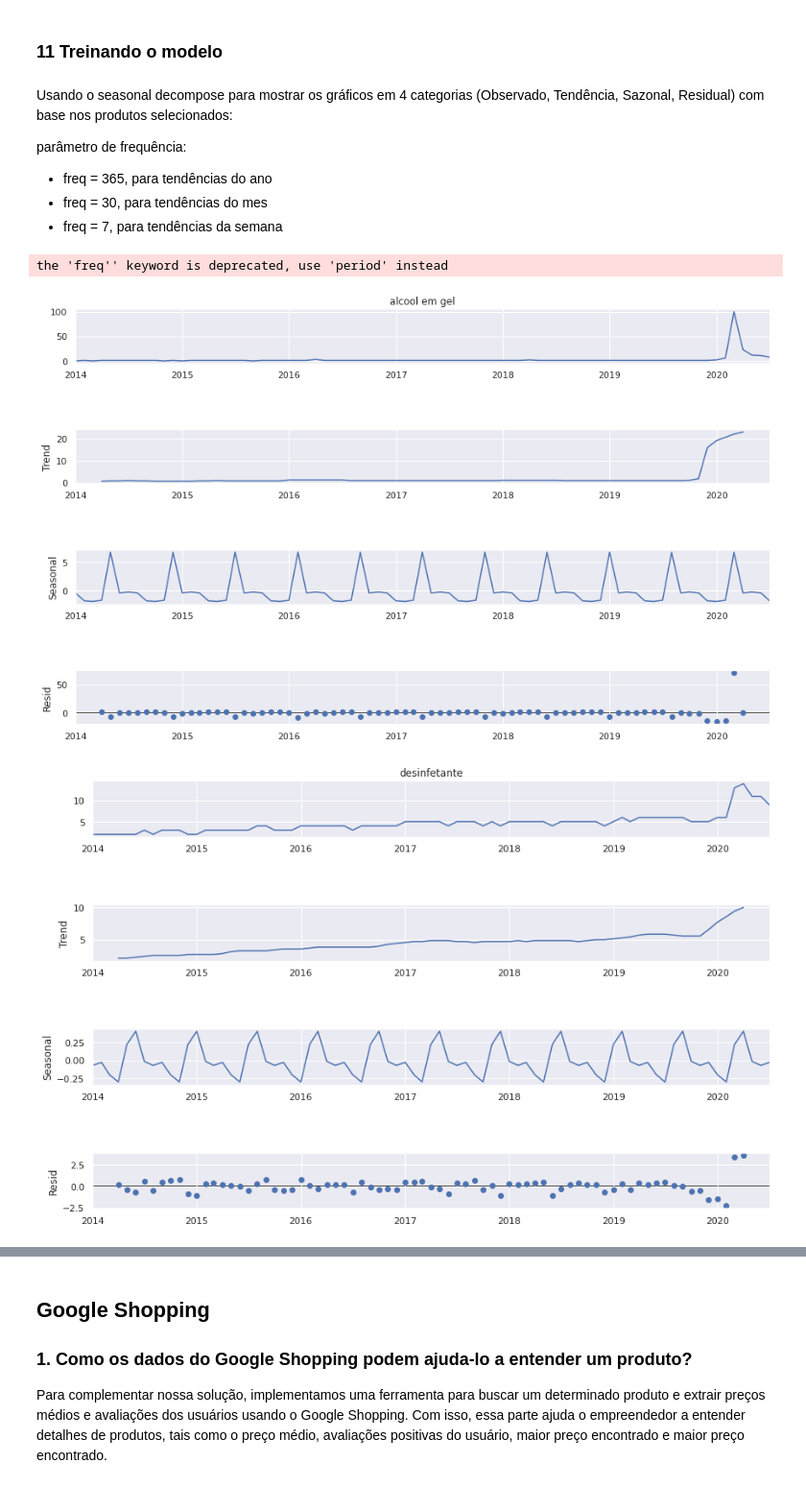
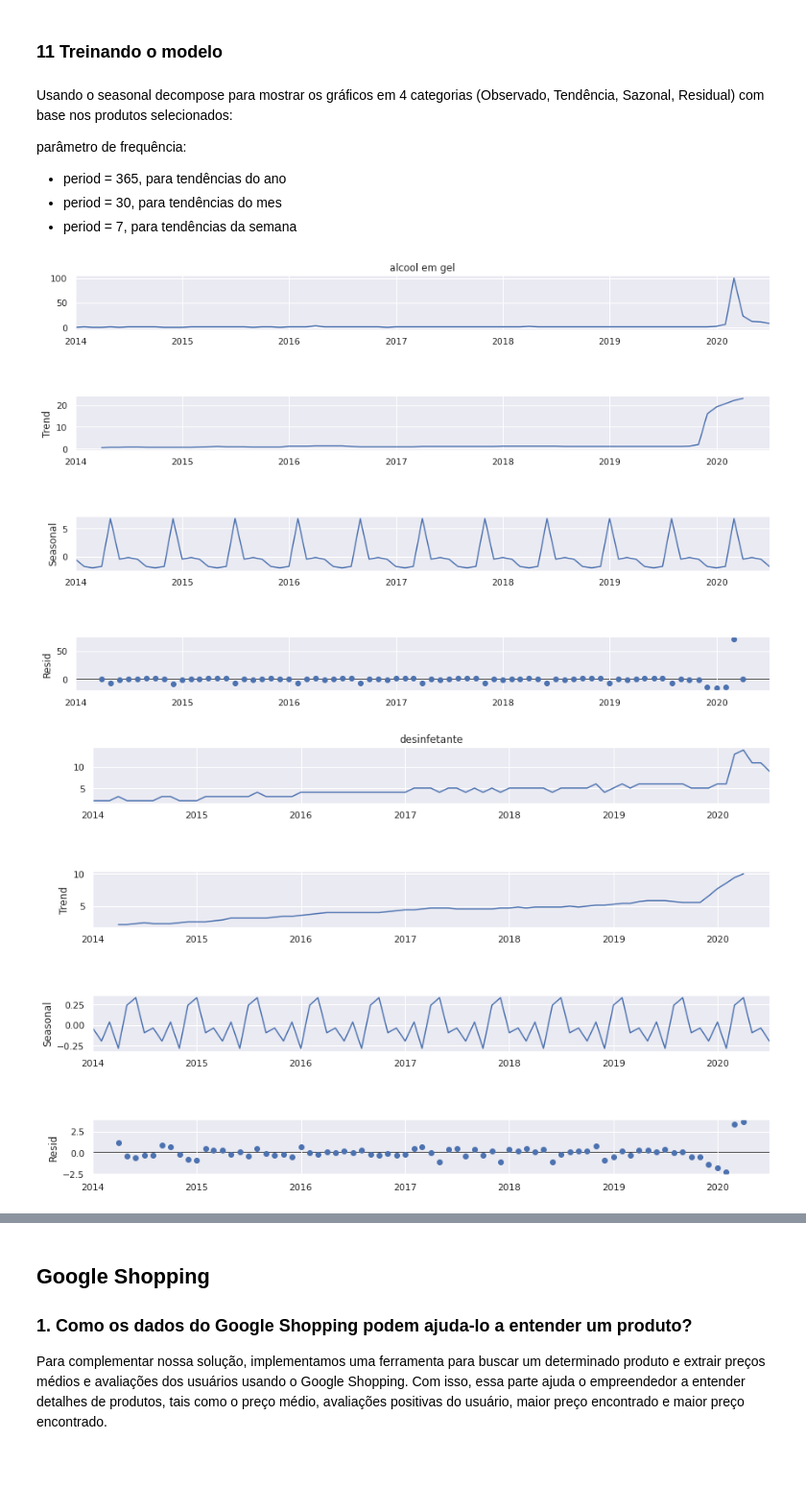
Before and after one commit to vitorglemos/santander-data-challenger, a Jupyter notebook: Data_Challenge_2020.ipynb, the cells around one changed output, grey strips where cells are left out. Shown at 96% size. Cells and saved outputs as stored; diff of their text form; code cells hidden in the pictures.

```diff
--- a/Data_Challenge_2020.ipynb
+++ b/Data_Challenge_2020.ipynb
@@ -260,19 +260,18 @@ https://www.researchgate.net/publication/313251716_Modelling_the_demand_for_ceme
 Usando o seasonal decompose para mostrar os gráficos em 4 categorias (Observado, Tendência, Sazonal, Residual) com base nos produtos selecionados:
 
 parâmetro de frequência:
-- freq = 365, para tendências do ano
-- freq = 30, para tendências do mes
-- freq = 7, para tendências da semana
+- period = 365, para tendências do ano
+- period = 30, para tendências do mes
+- period = 7, para tendências da semana
 # %%
 for col in dataset.columns:
     frequencia = 7
     result = sm.tsa.seasonal_decompose(dataset[col].dropna(),
-                                    freq=frequencia)
+                                        period=frequencia)
     fig = result.plot()
     fig.set_figheight(9)
     fig.set_figwidth(14)
     plt.show()
 # %% [output]
-the 'freq'' keyword is deprecated, use 'period' instead
 [figure]
-[figure, old version]
+[figure, new version]
```
Also changed, not shown: parts of 12 cells of this notebook.
